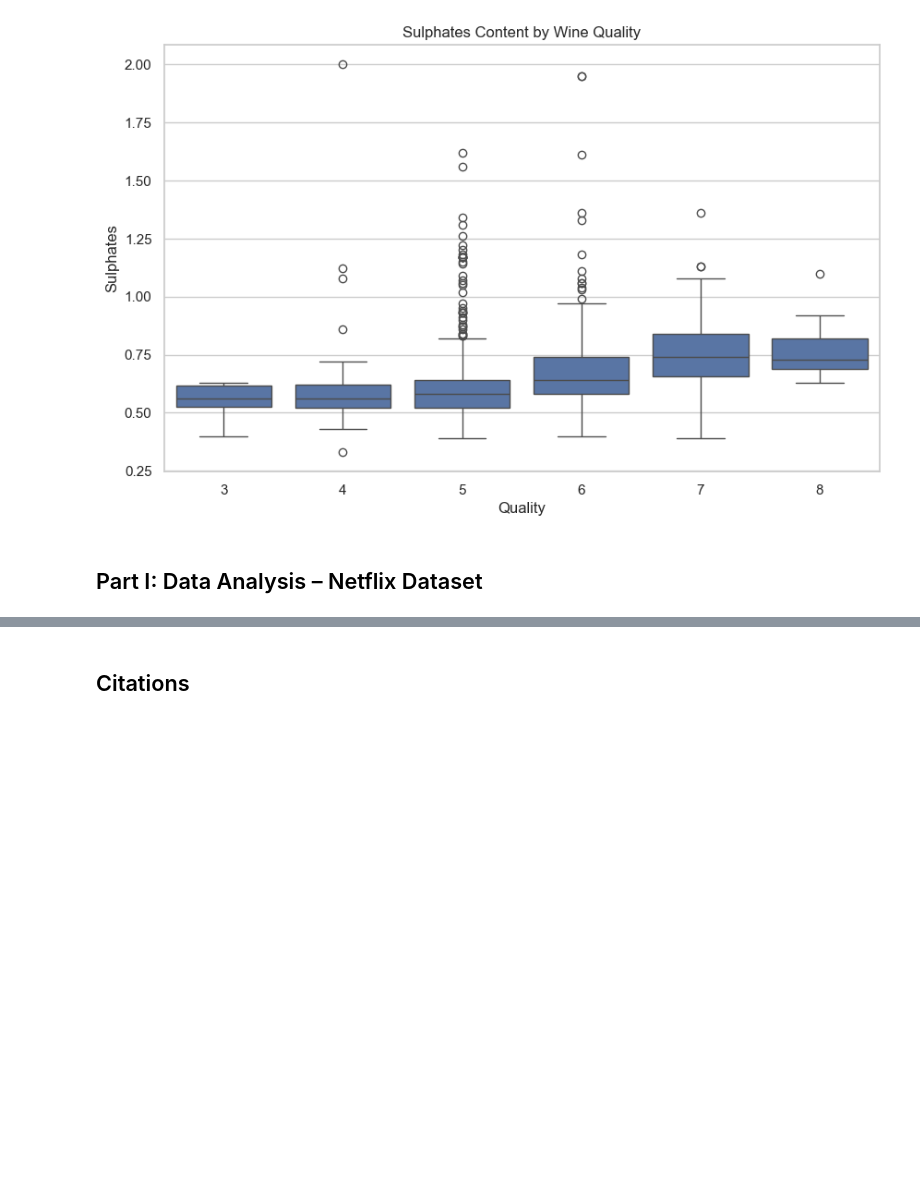
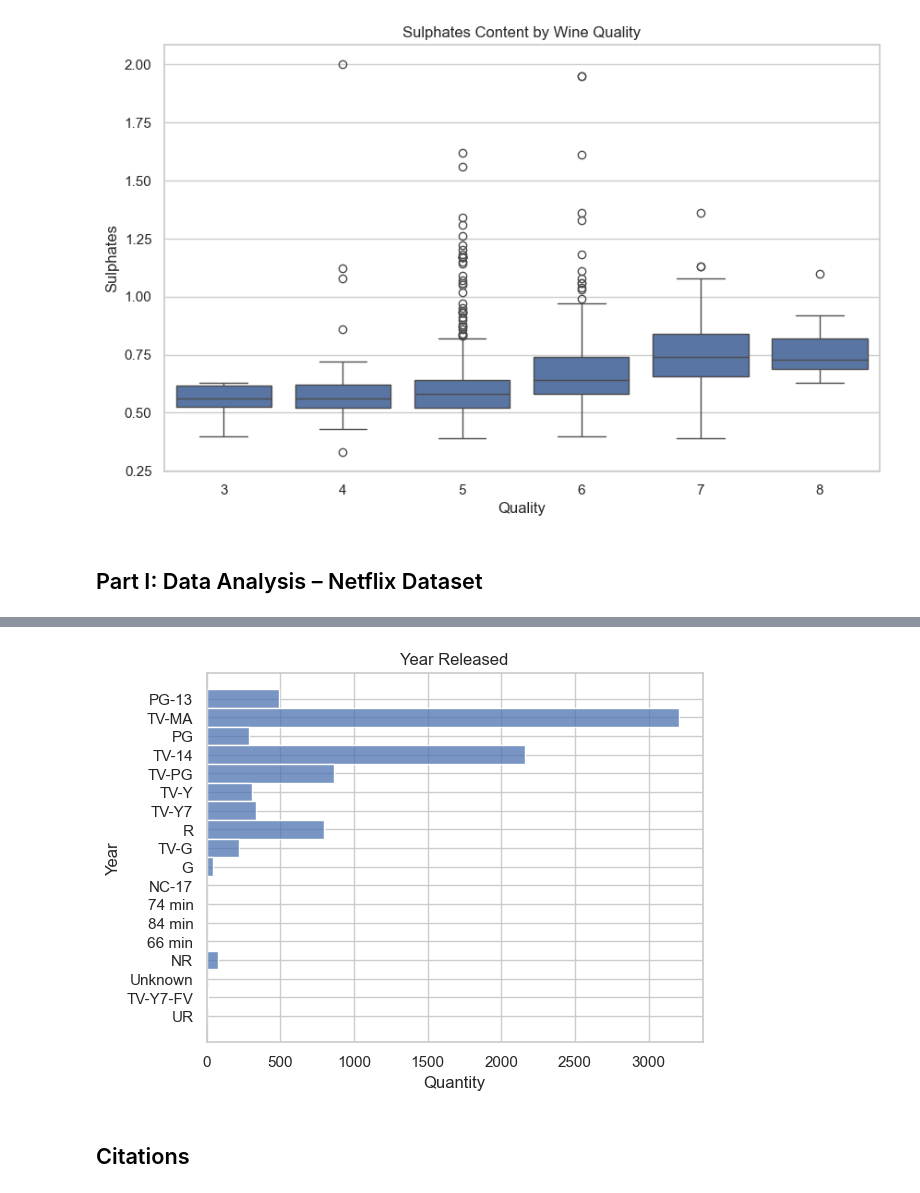
Before and after one commit to siqic4747/CSE474-574_Assignment_2, a Jupyter notebook: mthamilv_scheng42_assignment2_checkpoint.ipynb, the cells around one changed output, grey strips where cells are left out. Saved outputs shown, nothing was run; the diff lists cells and outputs as text; code cells hidden in the pictures; blank space fills up the shorter version.

```diff
--- a/mthamilv_scheng42_assignment2_checkpoint.ipynb
+++ b/mthamilv_scheng42_assignment2_checkpoint.ipynb
@@ -197,3 +338,13 @@ df_netflix.head()
+# %%
+# Rating Distribution
+plt.figure()
+sns.histplot(df_netflix, y ='rating')
+plt.title('Year Released')
+plt.xlabel('Quantity')
+plt.ylabel('Year')
+plt.show()
+# %% [output]
+[figure, added]
 # %% [markdown]
 <a id='citations'></a>
 ## Citations
```
Also changed, not shown: parts of 11 cells of this notebook, 2 other files.
